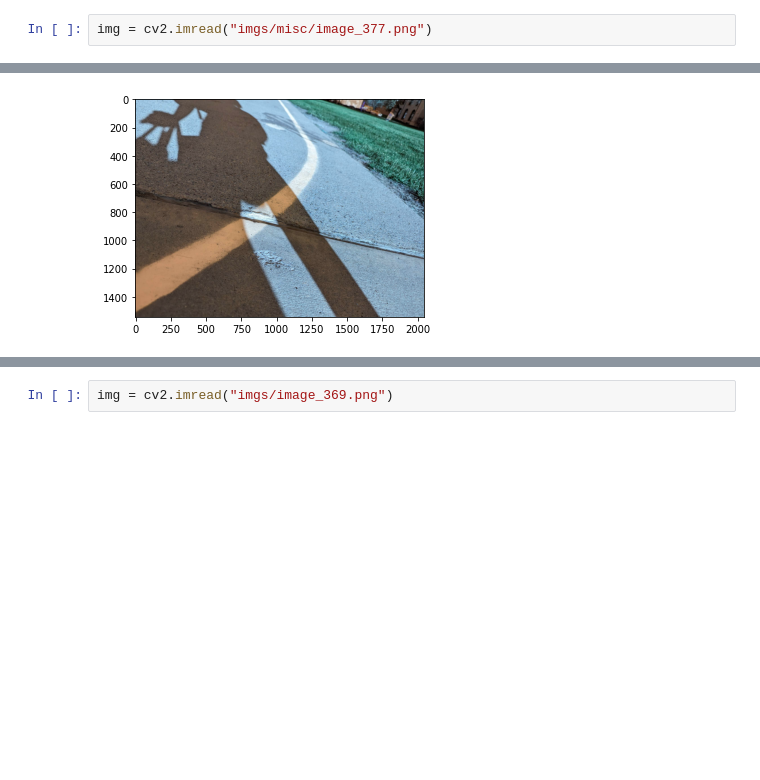
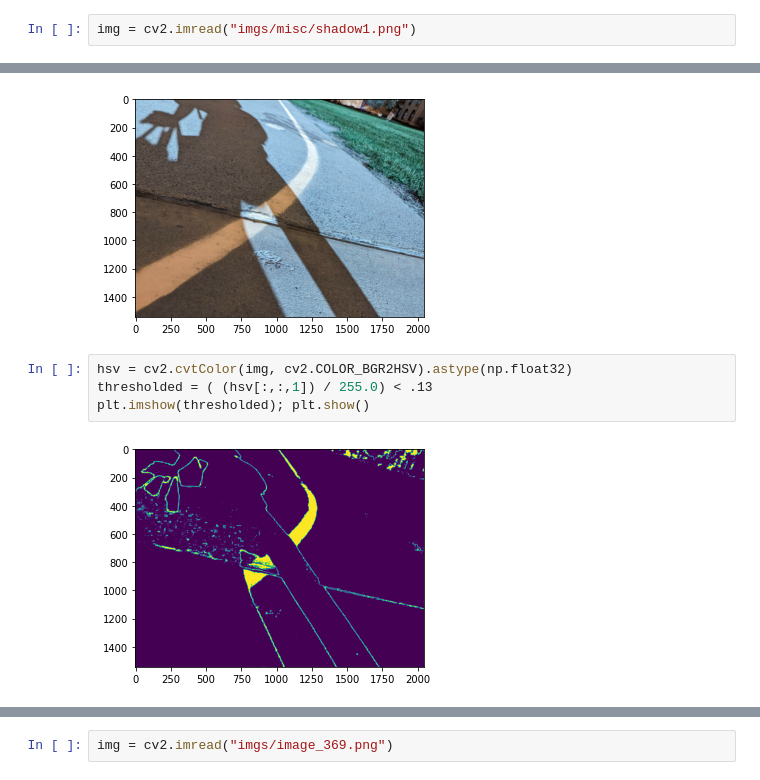
Before and after one commit to atomicapple0/mobots-2023, a Jupyter notebook: processing.ipynb, the cells around one changed output, grey strips where cells are left out. Cells and saved outputs as stored; diff of their text form; blank space fills up the shorter version.

```diff
--- a/processing.ipynb
+++ b/processing.ipynb
@@ -10,9 +10,15 @@ def bgr2rgb(img):
 def save(img):
     cv2.imwrite("sus.png", img)
 # %%
-img = cv2.imread("imgs/misc/image_377.png")
+img = cv2.imread("imgs/misc/shadow1.png")
 # %%
 plt.imshow(img)
 plt.show()
 # %% [output]
 [figure]
+# %%
+hsv = cv2.cvtColor(img, cv2.COLOR_BGR2HSV).astype(np.float32)
+thresholded = ( (hsv[:,:,1]) / 255.0) < .13
+plt.imshow(thresholded); plt.show()
+# %% [output]
+[figure, added]
```
Also changed, not shown: parts of 1 cell of this notebook, 8 other files.
